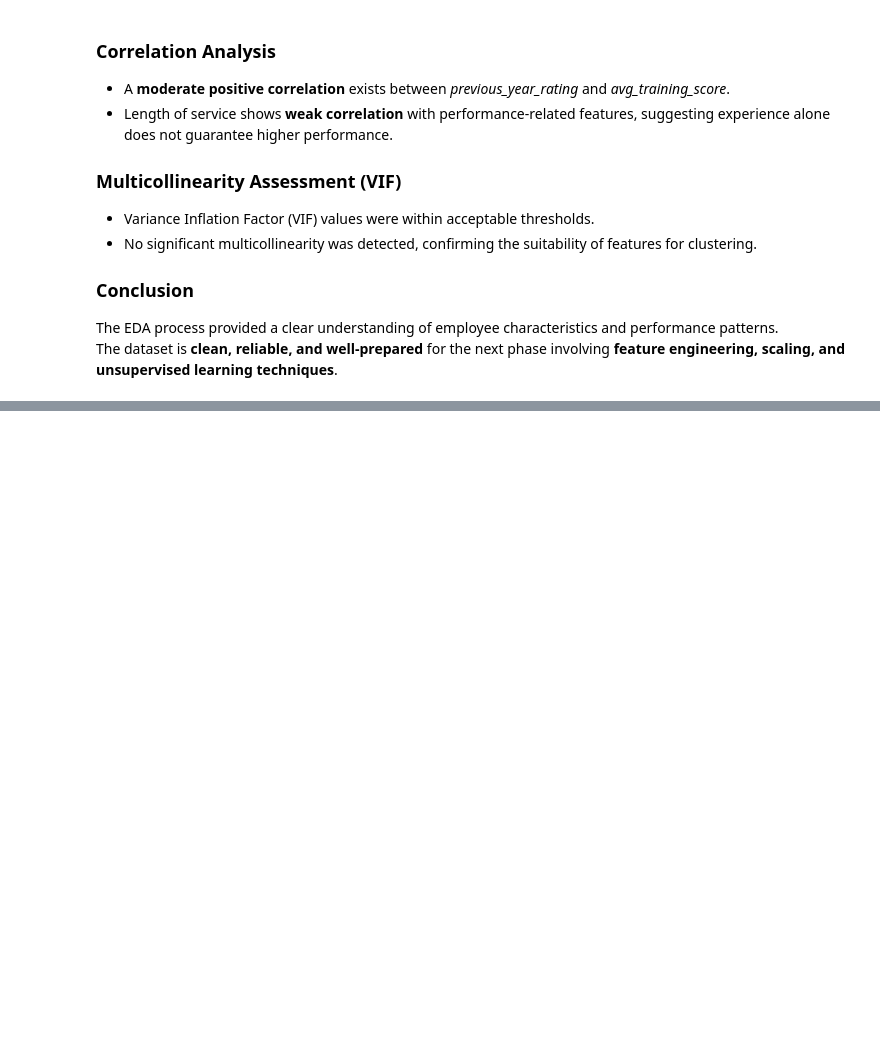
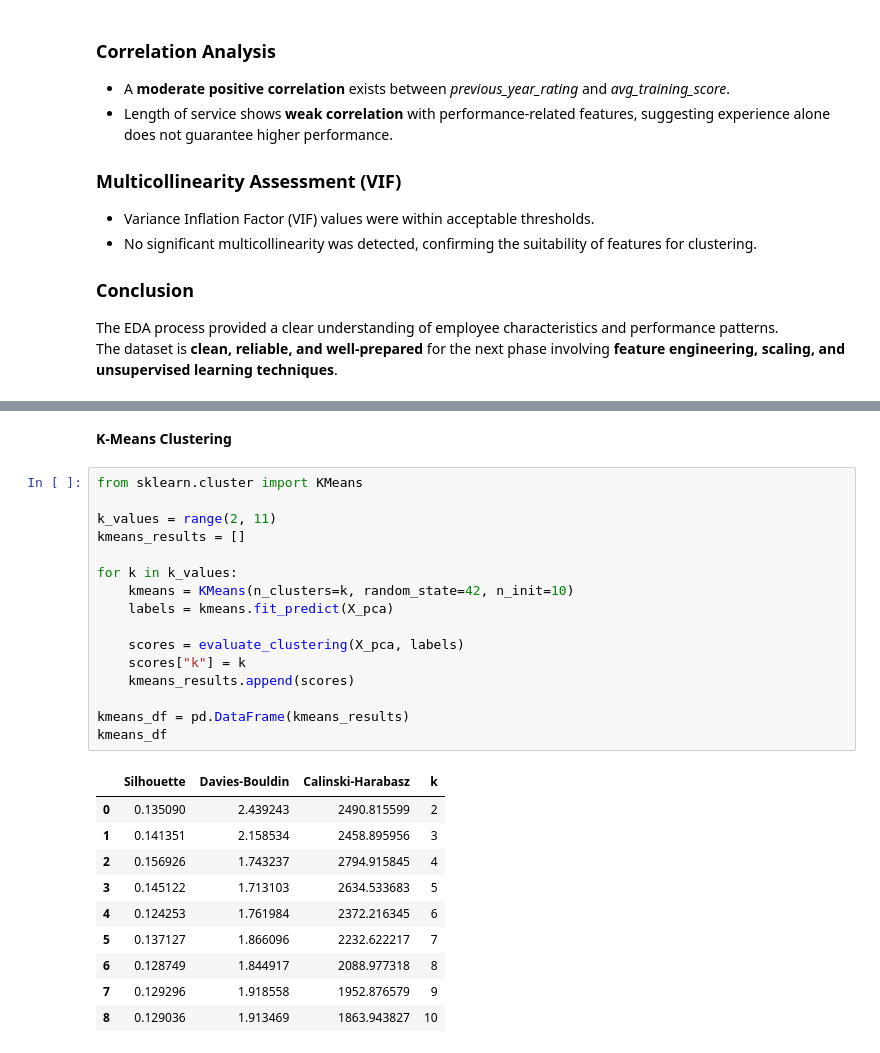
Before and after one commit to Melissiasamir/Employee-Segmentation-Clustering, a Jupyter notebook: Notebooks/notebook.ipynb, the cells around one changed output, grey strips where cells are left out. Cells and saved outputs as stored; diff of their text form; blank space fills up the shorter version.

```diff
--- a/Notebooks/notebook.ipynb
+++ b/Notebooks/notebook.ipynb
@@ -412,0 +498,29 @@ The dataset is **clean, reliable, and well-prepared** for the next phase involvi
+# %% [markdown]
+  **K-Means Clustering**
+# %%
+from sklearn.cluster import KMeans
+
+k_values = range(2, 11)
+kmeans_results = []
+
+for k in k_values:
+    kmeans = KMeans(n_clusters=k, random_state=42, n_init=10)
+    labels = kmeans.fit_predict(X_pca)
+
+    scores = evaluate_clustering(X_pca, labels)
+    scores["k"] = k
+    kmeans_results.append(scores)
+
+kmeans_df = pd.DataFrame(kmeans_results)
+kmeans_df
+# %% [output]
+|  | Silhouette | Davies-Bouldin | Calinski-Harabasz | k |
+| 0 | 0.135090 | 2.439243 | 2490.815599 | 2 |
+| 1 | 0.141351 | 2.158534 | 2458.895956 | 3 |
+| 2 | 0.156926 | 1.743237 | 2794.915845 | 4 |
+| 3 | 0.145122 | 1.713103 | 2634.533683 | 5 |
+| 4 | 0.124253 | 1.761984 | 2372.216345 | 6 |
+| 5 | 0.137127 | 1.866096 | 2232.622217 | 7 |
+| 6 | 0.128749 | 1.844917 | 2088.977318 | 8 |
+| 7 | 0.129296 | 1.918558 | 1952.876579 | 9 |
+| 8 | 0.129036 | 1.913469 | 1863.943827 | 10 |
```
Also changed, not shown: parts of 21 cells of this notebook.
